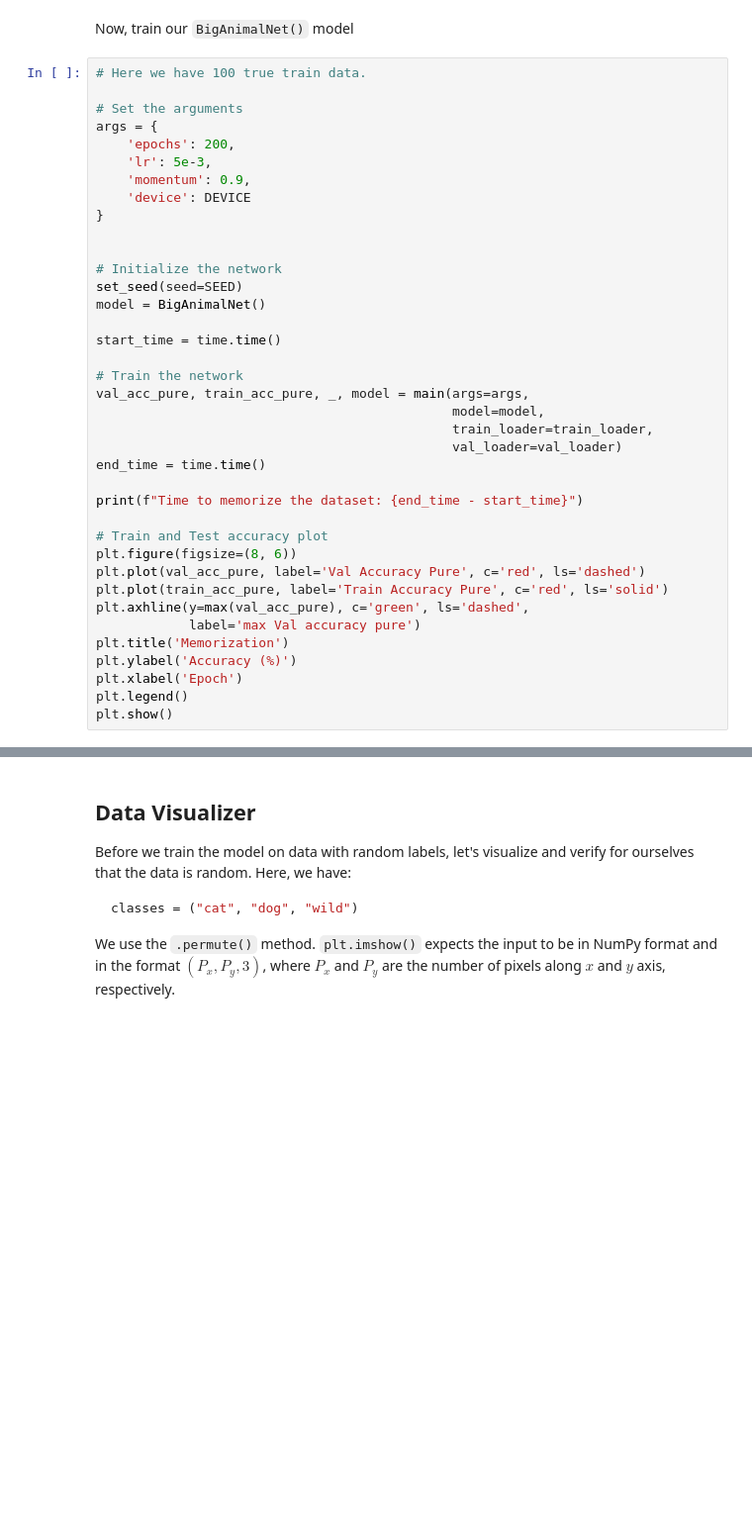
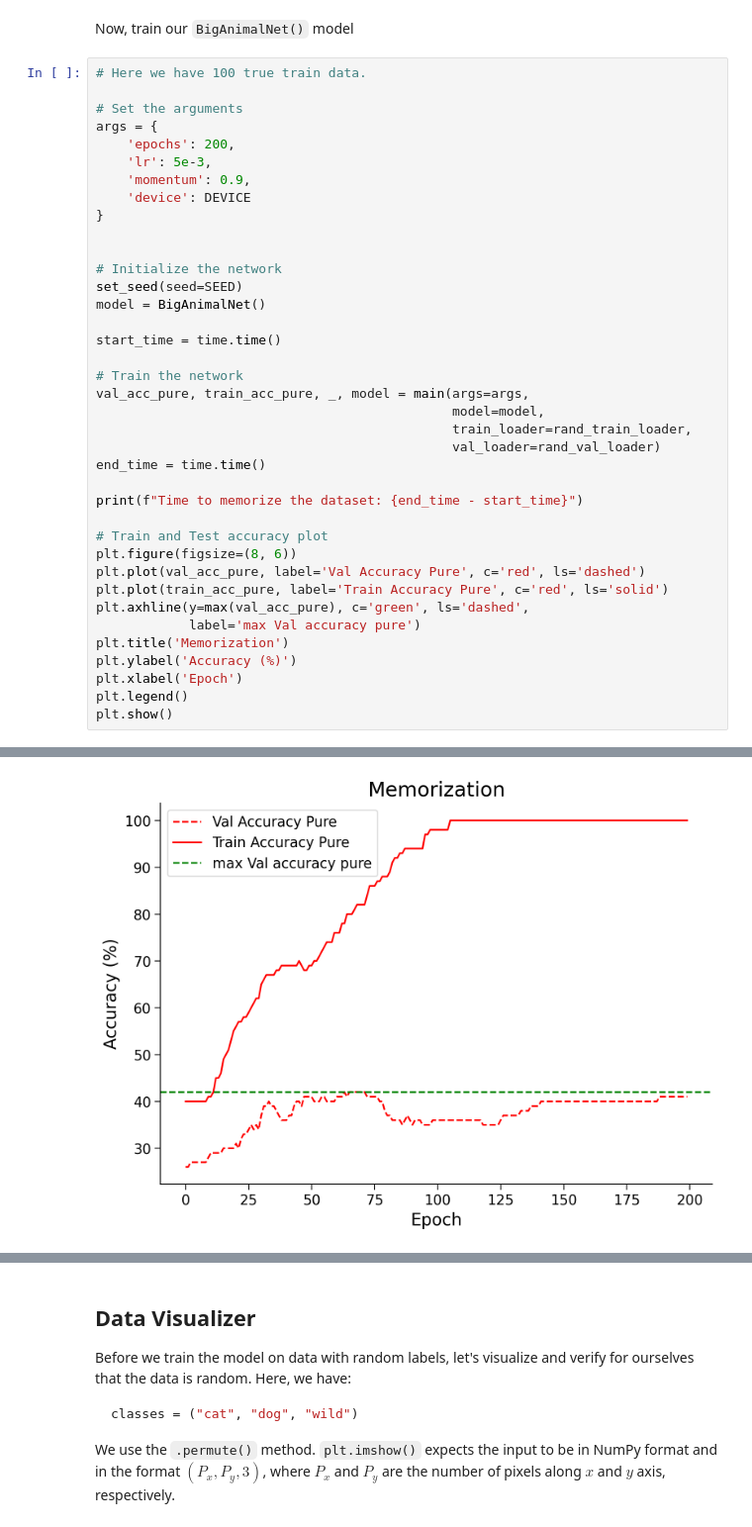
Before and after one commit to rikiatzori/DL, a Jupyter notebook: tutorials/W2D1_Regularization/student/W2D1_Tutorial1.ipynb, the cells around one changed output, grey strips where cells are left out. Shown at 99% size. Saved outputs shown, nothing was run; the diff lists cells and outputs as text; blank space fills up the shorter version.

```diff
--- a/tutorials/W2D1_Regularization/student/W2D1_Tutorial1.ipynb
+++ b/tutorials/W2D1_Regularization/student/W2D1_Tutorial1.ipynb
@@ -1204,8 +1204,8 @@ start_time = time.time()
 # Train the network
 val_acc_pure, train_acc_pure, _, model = main(args=args,
                                               model=model,
-                                              train_loader=train_loader,
-                                              val_loader=val_loader)
+                                              train_loader=rand_train_loader,
+                                              val_loader=rand_val_loader)
 end_time = time.time()
 
 print(f"Time to memorize the dataset: {end_time - start_time}")
@@ -1221,3 +1221,4 @@ plt.ylabel('Accuracy (%)')
 plt.xlabel('Epoch')
 plt.legend()
 plt.show()
+# %% [output]
@@ -1224,3 +1227,4 @@ plt.show()
+[figure, added]
 # %%
 # @markdown #### Frobenius norm for AnimalNet before and after training
 normf, wsf, label = calculate_frobenius_norm(model)
```
Also changed, not shown: parts of 4 cells of this notebook.
